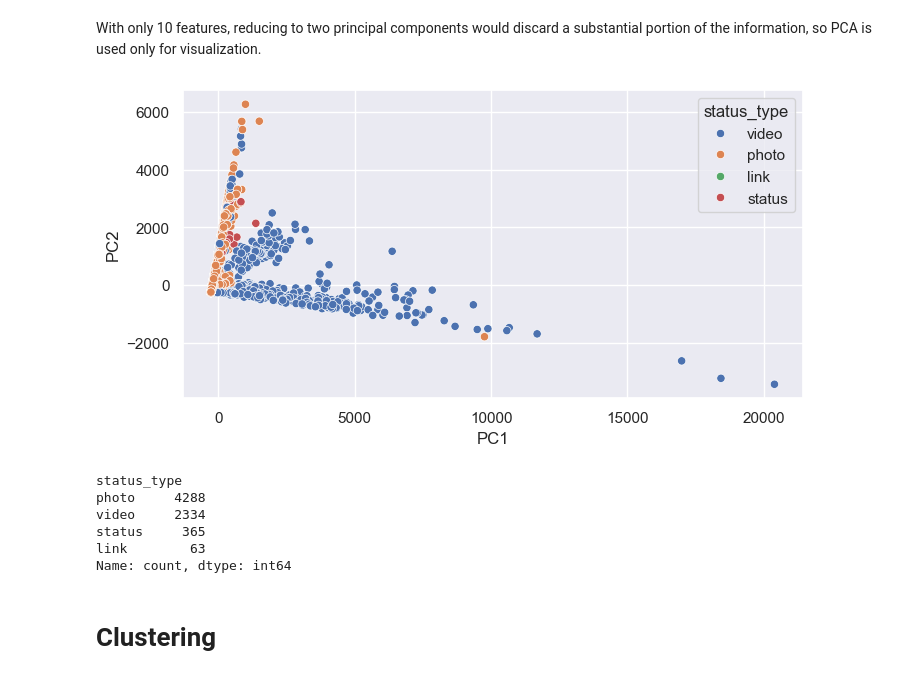
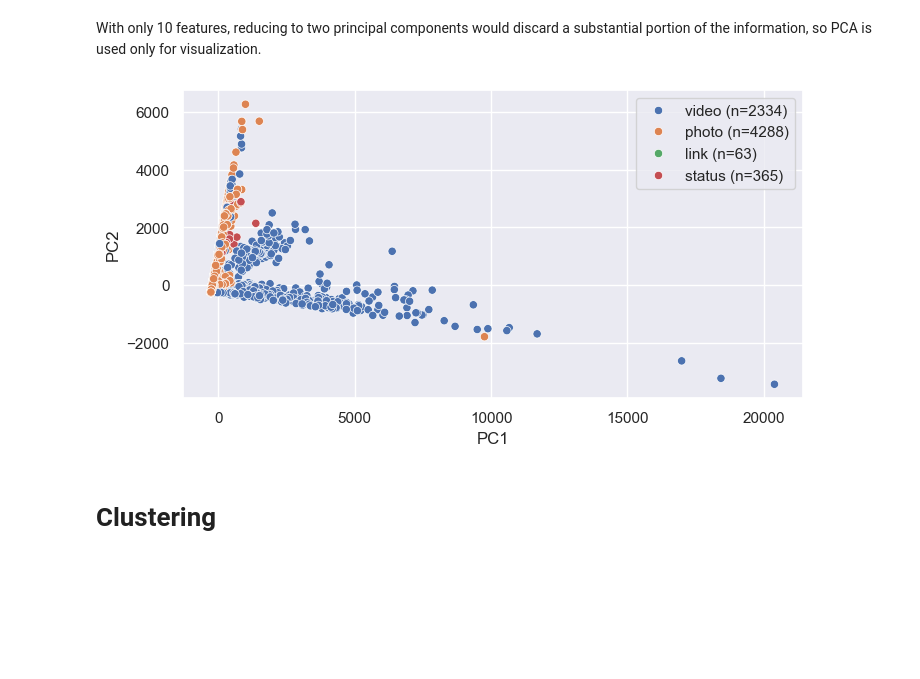
Before and after one commit to rhaswah/ds-tutorials, a Jupyter notebook: k_means/kmeans.ipynb, the cells around one changed output. Cells and saved outputs as stored; diff of their text form; code cells hidden in the pictures; blank space fills up the shorter version.

```diff
--- a/k_means/kmeans.ipynb
+++ b/k_means/kmeans.ipynb
@@ -146,7 +142,7 @@ array([[ 0.64610394,  0.32335035,  1.6868788 ,  0.48272661,  1.98326643,
         -0.03318737,  0.07671305, -0.152587  , -0.15574803,  1.37428794]])
 # %%
 # pca
-def show_pca(X):
+def pca_transform(X):
     pca = PCA(n_components=2)
     X_pca=pca.fit_transform(X)
     pc1=X_pca[:,0]
@@ -156,14 +152,14 @@ def show_pca(X):
     return pca, X_pca, pca_df
 # %%
 print("PCA without scaling")
-pca, X_pca, pca_df = show_pca(X)
+pca, X_pca, pca_df = pca_transform(X)
 print("variance covered in principal component 1 and principal component 2")
 print(pca.explained_variance_ratio_)
 print("cumulative variance covered in 1 componenet and in 2 components")
 print(np.cumsum(pca.explained_variance_ratio_))
 
 print("PCA with scaling")
-scaled_pca, X_scaled_pca, scaled_pca_df = show_pca(X_scaled)
+scaled_pca, X_scaled_pca, scaled_pca_df = pca_transform(X_scaled)
 print("variance covered in principal component 1 and principal component 2")
 print(scaled_pca.explained_variance_ratio_)
 print("cumulative variance covered in 1 componenet and in 2 components")
@@ -181,20 +177,15 @@ cumulative variance covered in 1 componenet and in 2 components
 [0.36137004 0.53812506]
 # %% [markdown]
 With only 10 features, reducing to two principal components would discard a substantial portion of the information, so PCA is used only for visualization.
-# %%
-sns.scatterplot(data=pca_df,x="PC1",y="PC2",hue="status_type",legend="full")
-plt.show()
-# %% [output]
-[figure, removed]
-# %%
-print(pca_df["status_type"].value_counts())
-# %% [output]
-status_type
-photo     4288
-video     2334
-status     365
-link        63
-Name: count, dtype: int64
+# %%
+ax = sns.scatterplot(data=pca_df, x="PC1", y="PC2", hue="status_type", legend="full")
+counts = pca_df["status_type"].value_counts()
+handles, labels = ax.get_legend_handles_labels()
+new_labels = [f"{lab} (n={counts[lab]})" for lab in labels]
+ax.legend(handles=handles, labels=new_labels)
+plt.show()
+# %% [output]
+[figure, added]
 # %% [markdown]
 # Clustering
 # %% [markdown]
```
Also changed, not shown: parts of 6 cells of this notebook.
